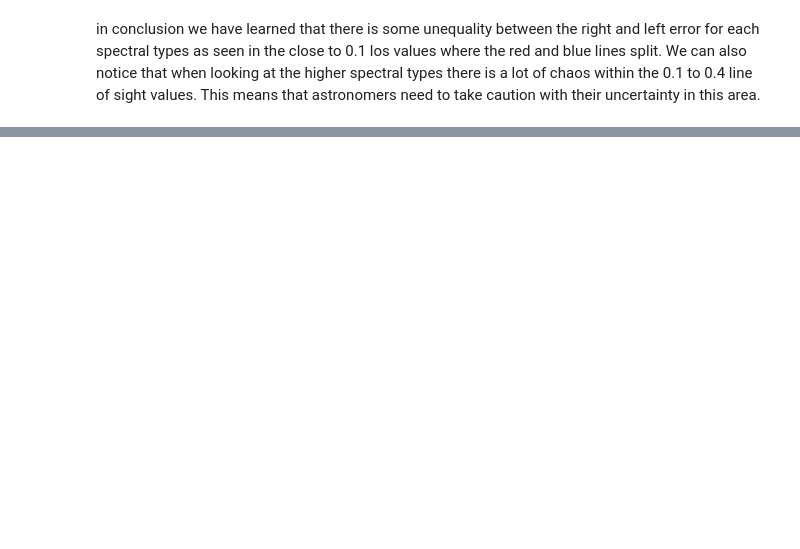
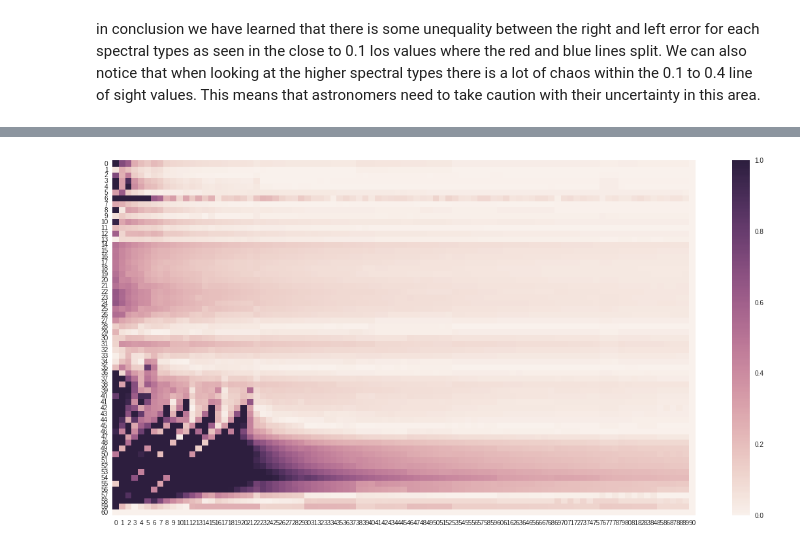
Before and after one commit to MeganMcAndie/Research-with-Larson, a Jupyter notebook: Uncertainty_left_vs_right.ipynb, the cells around one changed output, grey strips where cells are left out. Drawn from its saved outputs; the diff is of its cells as text; code cells hidden in the pictures; blank space fills up the shorter version.

```diff
--- a/Uncertainty_left_vs_right.ipynb
+++ b/Uncertainty_left_vs_right.ipynb
@@ -276,0 +322,10 @@ in conclusion we have learned that there is some unequality between the right an
+# %%
+diff=np.zeros((61,91))
+for k in range(0,60):      #looking at each spectral type
+  for i in range(0,90):
+    diff[k][i]=np.abs((RMSMORE5[k][i])-(RMSLESS5[k][i]))
+# %%
+fig, ax = plt.subplots(figsize=(20, 10))
+ax = sns.heatmap(diff,vmin=0,vmax=1)
+# %% [output]
+[figure, added]
```
Also changed, not shown: parts of 17 cells of this notebook.
